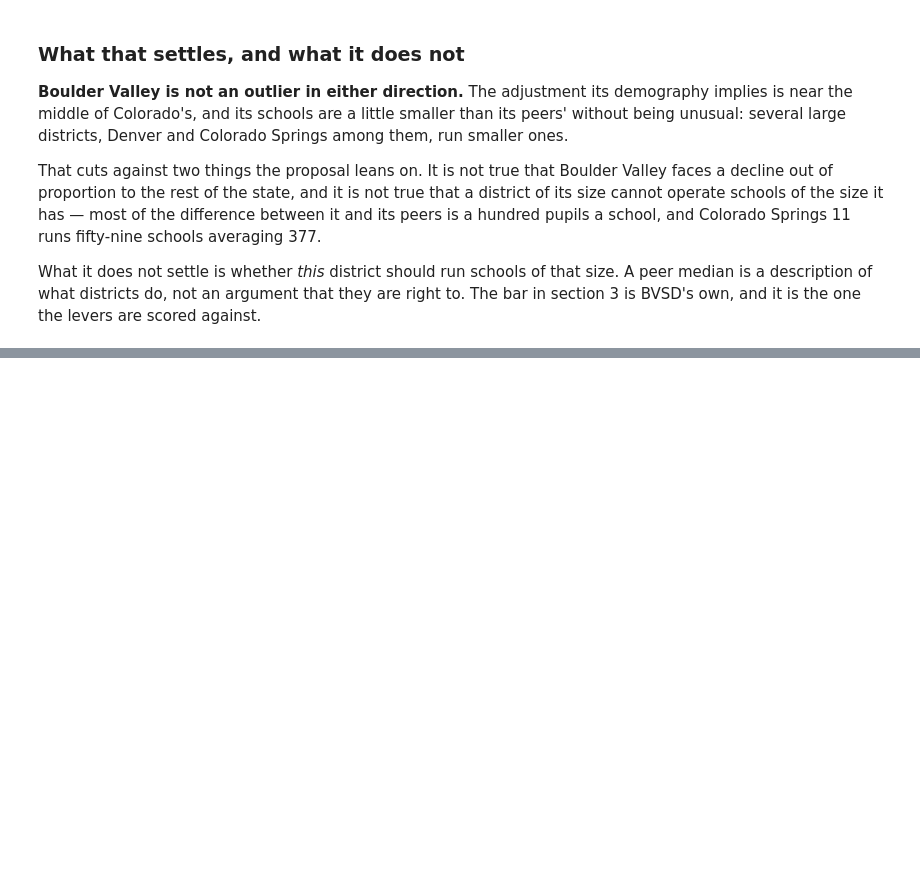
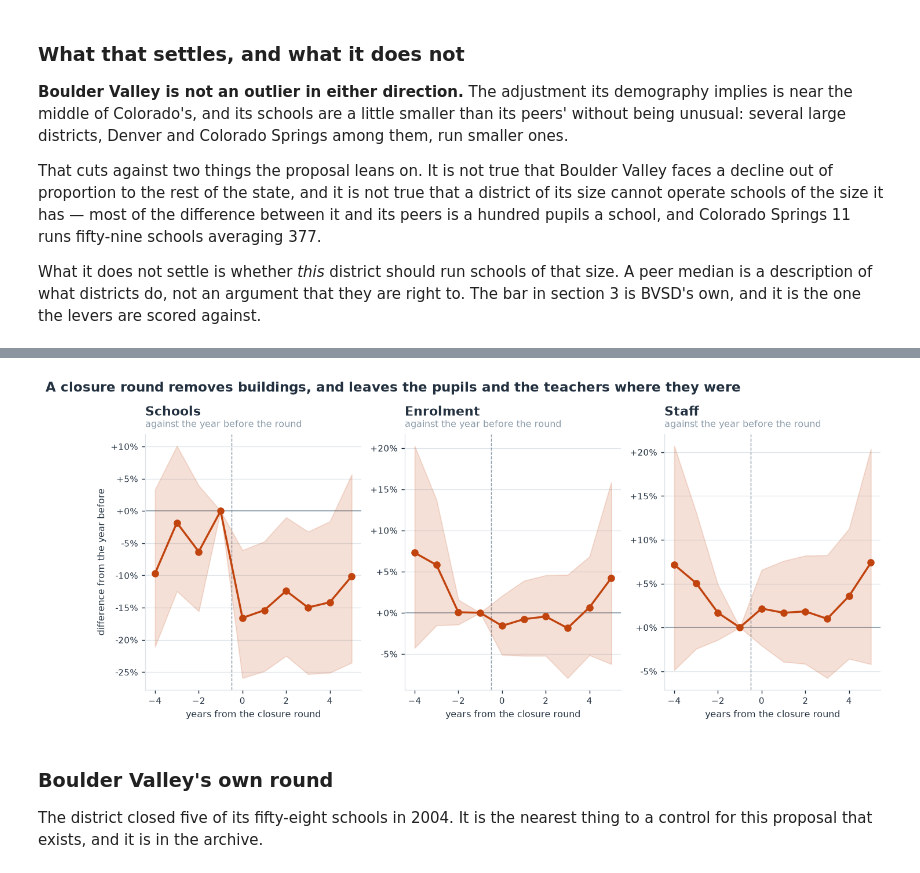
Before and after one commit to brianckeegan/charting-boulder, a Jupyter notebook: 2026-10-alternatives/alternatives-analysis.ipynb, the cells around one changed output, grey strips where cells are left out. Cells and saved outputs as stored; diff of their text form; code cells hidden in the pictures; blank space fills up the shorter version.

```diff
--- a/2026-10-alternatives/alternatives-analysis.ipynb
+++ b/2026-10-alternatives/alternatives-analysis.ipynb
@@ -1867,0 +2033,27 @@ is the one the levers are scored against.
+# %%
+fig, axes = plt.subplots(1, 3, figsize=(12.6, 4.4), sharex=True)
+for ax, label in zip(axes, ("schools", "enrolment", "staff")):
+    one = paths[paths["outcome"] == label].sort_values("k")
+    ax.axhline(0, color=MUTED, lw=0.9)
+    ax.axvline(-0.5, color=MUTED, lw=0.8, ls="--")
+    ax.fill_between(one["k"], one["low"] * 100, one["high"] * 100,
+                    color=ACCENT, alpha=0.16, zorder=2)
+    ax.plot(one["k"], one["effect"] * 100, marker="o", color=ACCENT, lw=1.9,
+            zorder=3)
+    ax.yaxis.set_major_formatter(lambda v, _: f"{v:+.0f}%")
+    ax.set_xlabel("years from the closure round")
+    finish(ax, label.capitalize(), "against the year before the round")
+axes[0].set_ylabel("difference from the year before")
+fig.suptitle("A closure round removes buildings, and leaves the pupils and the "
+             "teachers where they were", fontsize=13, fontweight="bold",
+             x=0.02, ha="left", y=1.04)
+fig.savefig(OUTPUT / "alt-fig9-closure-impacts.png", bbox_inches="tight")
+plt.show()
+# %% [output]
+[figure, added]
+# %% [markdown]
+### Boulder Valley's own round
+
+The district closed five of its fifty-eight schools in 2004. It is the
+nearest thing to a control for this proposal that exists, and it is in the
+archive.
```
Also changed, not shown: parts of 7 cells of this notebook, 10 other files.
